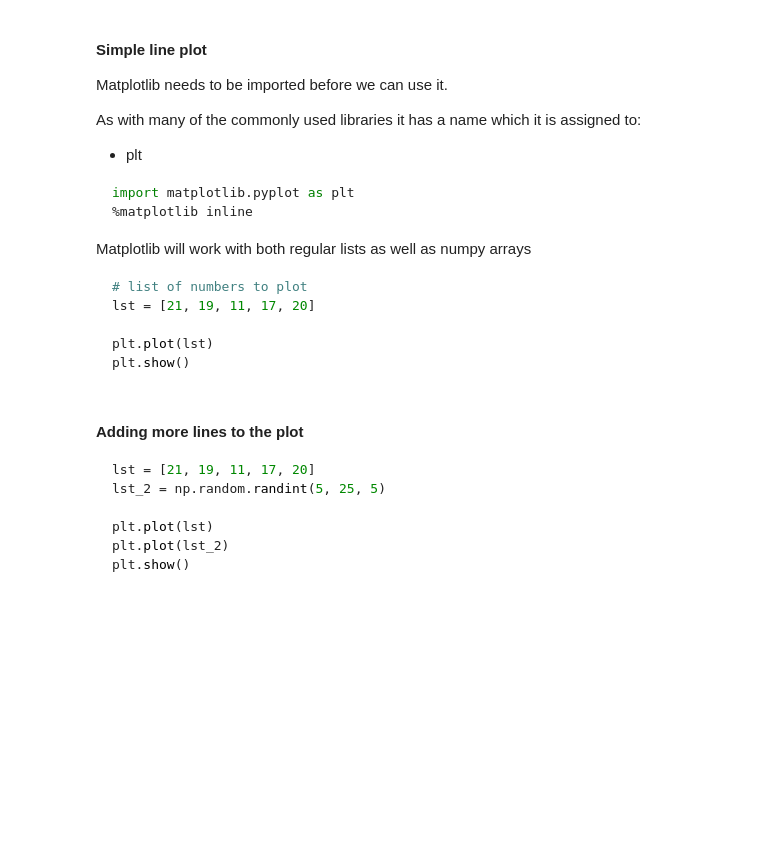
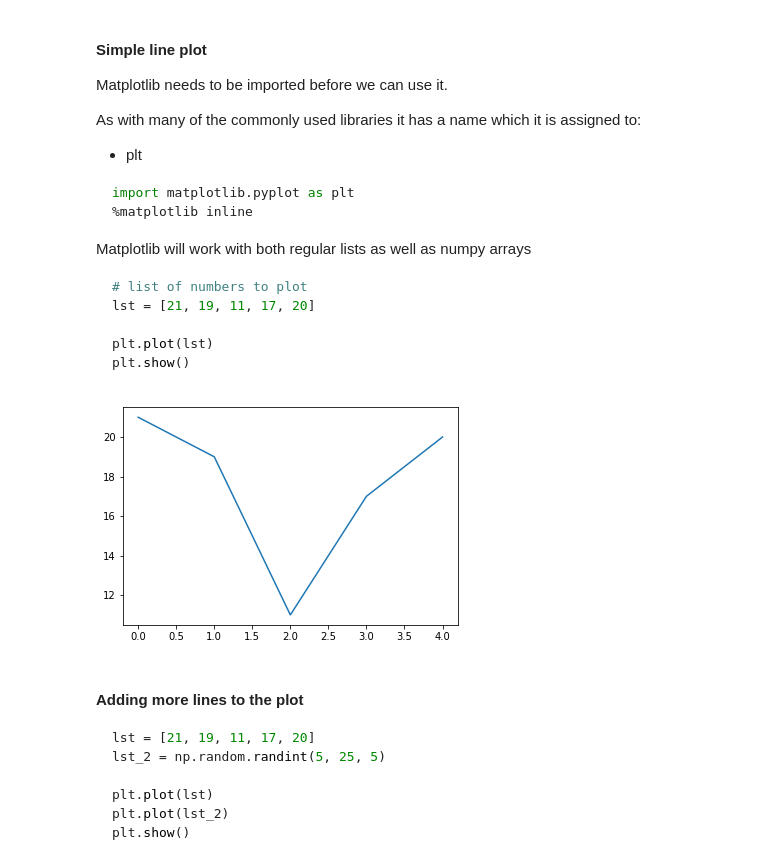
Before and after one commit to zs1252/2018_fall_itp, a Jupyter notebook: lecture_08/lecture_08.ipynb, the cells around one changed output. Cells and saved outputs as stored; diff of their text form; code cells hidden in the pictures; blank space fills up the shorter version.

```diff
--- a/lecture_08/lecture_08.ipynb
+++ b/lecture_08/lecture_08.ipynb
@@ -721,3 +1039,11 @@ plt.show()
+# %%
+# list of numbers to plot
+lst = [21, 19, 11, 17, 20]
+
+plt.plot(lst)
+plt.show()
+# %% [output]
+[figure, added]
 # %% [markdown]
 #### Adding more lines to the plot
 
```
Also changed, not shown: parts of 51 cells of this notebook, 2 other files.
